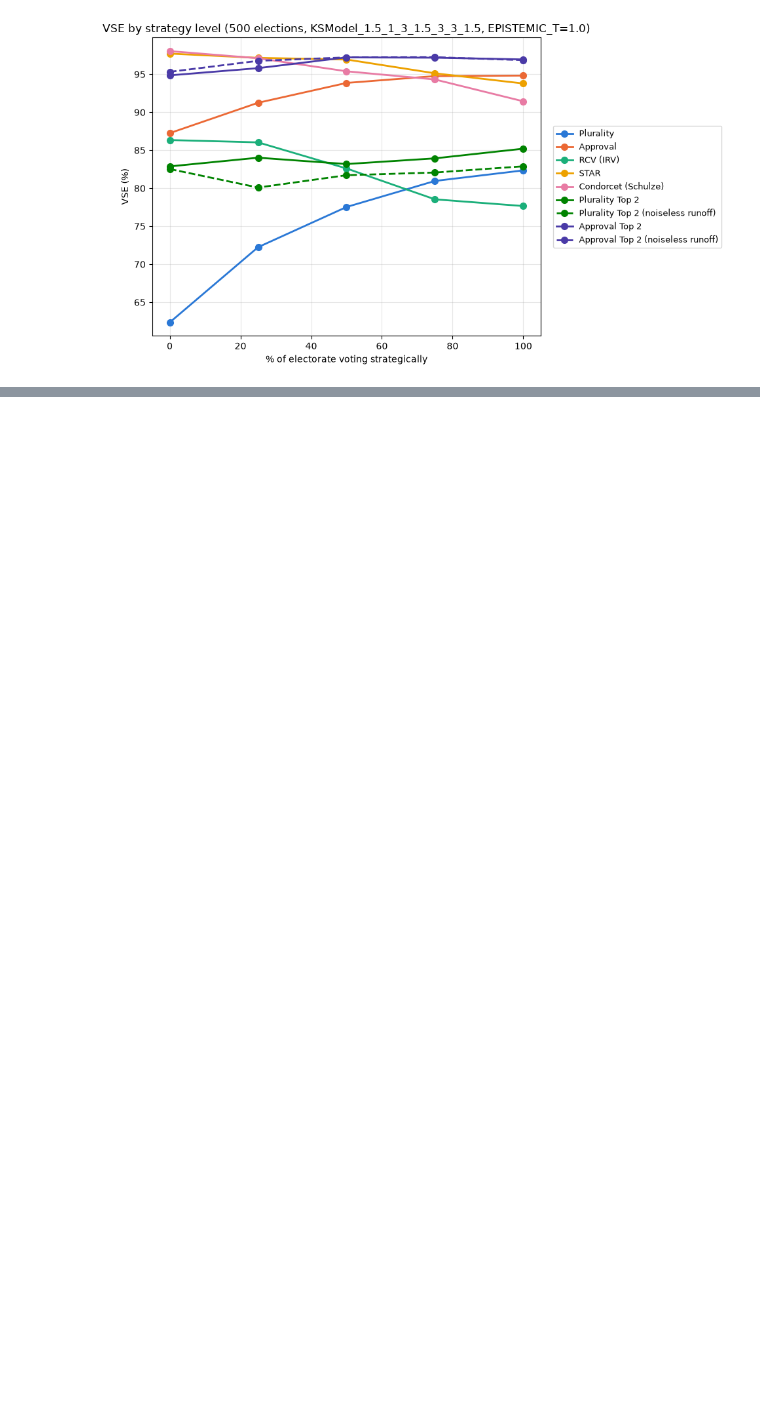
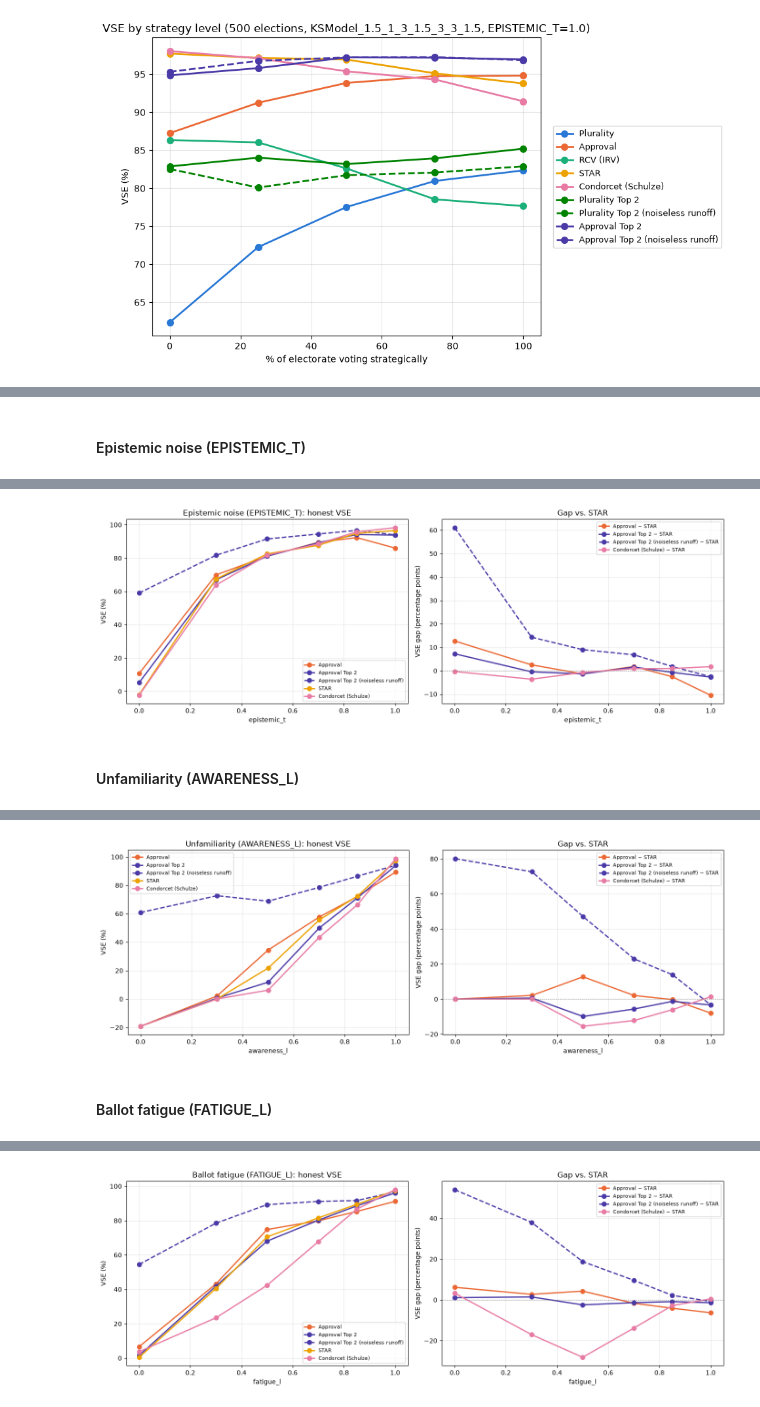
Before and after one commit to eigentaylor/vse-sim, a Jupyter notebook: notebooks/vse_checkpoint1.ipynb, the cells around one changed output, grey strips where cells are left out. Saved outputs shown, nothing was run; the diff lists cells and outputs as text; code cells hidden in the pictures; blank space fills up the shorter version.

```diff
--- a/notebooks/vse_checkpoint1.ipynb
+++ b/notebooks/vse_checkpoint1.ipynb
@@ -2012,0 +2246,9 @@ Neither of these is implemented in this notebook yet.
+# %%
+COMPARE_LABELS = ["Approval", "Approval Top 2", "Approval Top 2 (noiseless runoff)",
+                   "STAR", "Condorcet (Schulze)"]
+COMPARE_NITER = 150
+COMPARE_VALUES = [0.0, 0.3, 0.5, 0.7, 0.85, 1.0]
+
+compare_by_param = {}
+for sweep_param in ("epistemic_t", "awareness_l", "fatigue_l"):
+    compare_by_param[sweep_param] = sweep_methods(COMPARE_LABELS, sweep_param, COMPARE_VALUES, COMPARE_NITER)
@@ -2012,0 +2274,12 @@ Neither of these is implemented in this notebook yet.
+# %%
+for sweep_param, param_title in [
+    ("epistemic_t", "Epistemic noise (EPISTEMIC_T)"),
+    ("awareness_l", "Unfamiliarity (AWARENESS_L)"),
+    ("fatigue_l", "Ballot fatigue (FATIGUE_L)"),
+]:
+    display(Markdown(f"#### {param_title}"))
+    comparison_table(compare_by_param[sweep_param], COMPARE_LABELS, sweep_param)
+    comparison_chart(compare_by_param[sweep_param], COMPARE_LABELS, sweep_param,
+                      baseline_label="STAR", title=f"{param_title}: honest VSE")
+# %% [output]
+#### Epistemic noise (EPISTEMIC_T)
@@ -2012,0 +2293,2 @@ Neither of these is implemented in this notebook yet.
+[figure, added]
+#### Unfamiliarity (AWARENESS_L)
@@ -2012,0 +2302,2 @@ Neither of these is implemented in this notebook yet.
+[figure, added]
+#### Ballot fatigue (FATIGUE_L)
@@ -2012,0 +2311 @@ Neither of these is implemented in this notebook yet.
+[figure, added]
```
Also changed, not shown: parts of 26 cells of this notebook.
